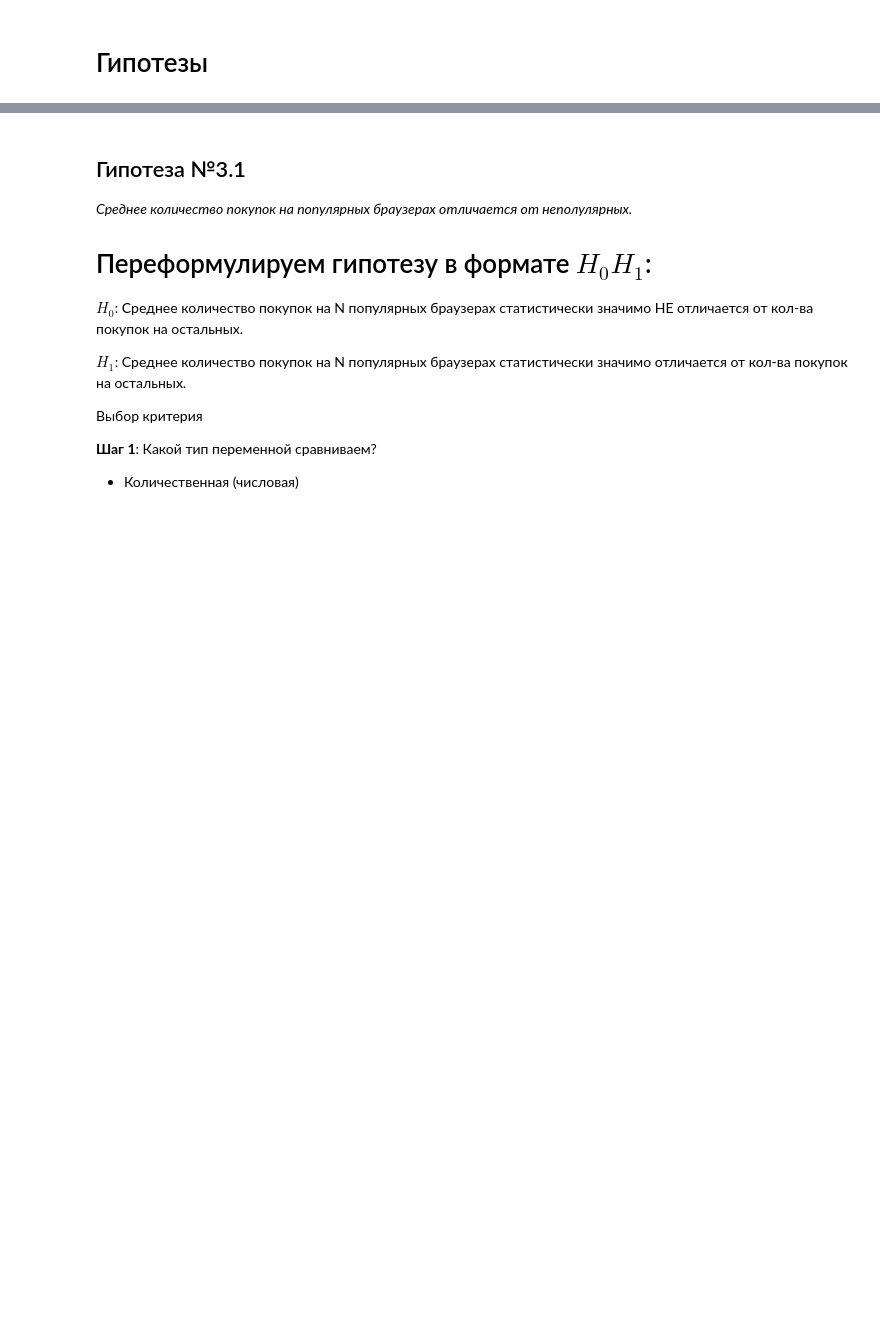
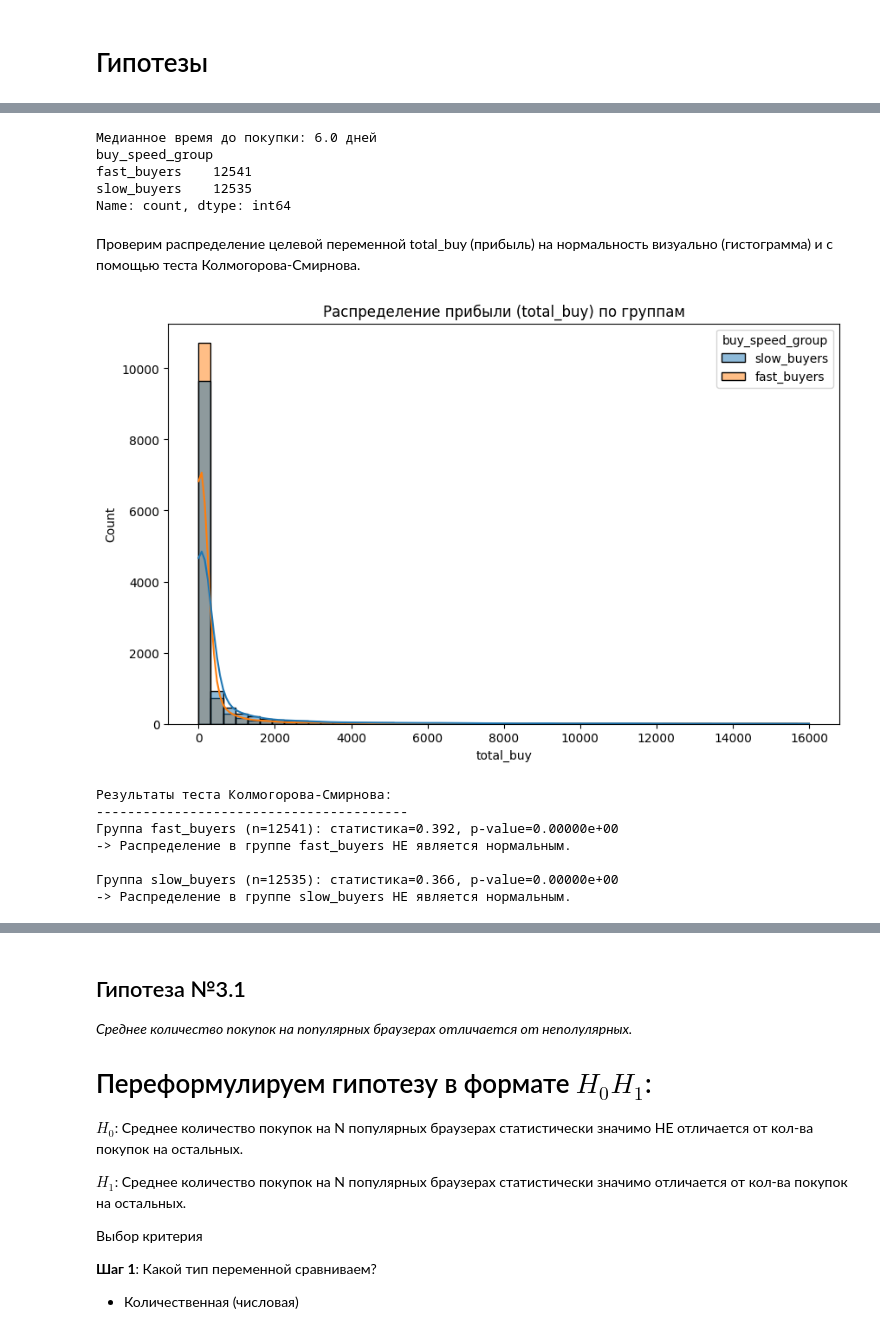
Before and after one commit to Lilya-te/DS-workshop2025, a Jupyter notebook: Checkpoint2_team1.ipynb, the cells around one changed output, grey strips where cells are left out. Saved outputs shown, nothing was run; the diff lists cells and outputs as text; code cells hidden in the pictures; blank space fills up the shorter version.

```diff
--- a/Checkpoint2_team1.ipynb
+++ b/Checkpoint2_team1.ipynb
@@ -336,0 +259,73 @@ H₁: У пользователей, заранее зарегистрирова
+# %%
+df_enriched_1 = df_q99_filtered.copy()
+# 1. Считаем время до покупки в днях
+# Приводим к формату даты, если это еще не сделано
+
+
+df_enriched_1['time_to_buy'] = (df_enriched_1['first_buy'] - df_enriched_1['reg_dt']).dt.days
+
+# 2. Находим медиану — это наш порог разделения
+threshold = df_enriched_1['time_to_buy'].median()
+print(f"Медианное время до покупки: {threshold} дней")
+
+# 3. Присваиваем лейблы группам
+df_enriched_1['buy_speed_group'] = df_enriched_1['time_to_buy'].apply(
+    lambda x: 'fast_buyers' if x <= threshold else 'slow_buyers'
+)
+
+# Проверяем размеры групп (должны быть примерно равны)
+print(df_enriched_1['buy_speed_group'].value_counts())
+# %% [output]
+Медианное время до покупки: 6.0 дней
+buy_speed_group
+fast_buyers    12541
+slow_buyers    12535
+Name: count, dtype: int64
+# %% [markdown]
+Проверим распределение целевой переменной total_buy (прибыль) на нормальность визуально (гистограмма) и с помощью теста Колмогорова-Смирнова.
+# %%
+def kstest_check(dataset, col, alpha=0.05):
+    """
+    Колмогоров-Смирнов. Тест, является ли распределение СВ нормальным
+    """
+    arr = dataset[col]
+    mu = arr.mean()
+    sigma = arr.std(ddof=1)
+    stat, pvalue = st.kstest(arr, 'norm', args=(mu, sigma))
+
+    # Убрали принт внутри, добавили возврат значений
+    return stat, pvalue
+
+# --- ВИЗУАЛИЗАЦИЯ ---
+plt.figure(figsize=(10, 6))
+sns.histplot(data=df_enriched_1, x='total_buy', hue='buy_speed_group', kde=True, bins=50)
+plt.title('Распределение прибыли (total_buy) по группам')
+plt.show()
+
+# --- ПРОВЕРКА ПО ГРУППАМ ---
+groups = ['fast_buyers', 'slow_buyers']
+
+print('Результаты теста Колмогорова-Смирнова:\n' + '-'*40)
+
+for group in groups:
+    # Фильтруем данные для текущей группы
+    group_df = df_enriched_1[df_enriched_1['buy_speed_group'] == group]
+
+    # Теперь функция возвращает значения, и ошибка уйдет
+    stat, p_value = kstest_check(group_df, 'total_buy')
+
+    print(f"Группа {group} (n={len(group_df)}): статистика={stat:.3f}, p-value={p_value:.5e}")
+
+    if p_value < 0.05:
+        print(f"-> Распределение в группе {group} НЕ является нормальным.\n")
+    else:
+        print(f"-> Распределение в группе {group} нормальное.\n")
+# %% [output]
+[figure, added]
+Результаты теста Колмогорова-Смирнова:
+----------------------------------------
+Группа fast_buyers (n=12541): статистика=0.392, p-value=0.00000e+00
+-> Распределение в группе fast_buyers НЕ является нормальным.
+
+Группа slow_buyers (n=12535): статистика=0.366, p-value=0.00000e+00
+-> Распределение в группе slow_buyers НЕ является нормальным.
```
Also changed, not shown: parts of 80 cells of this notebook.
